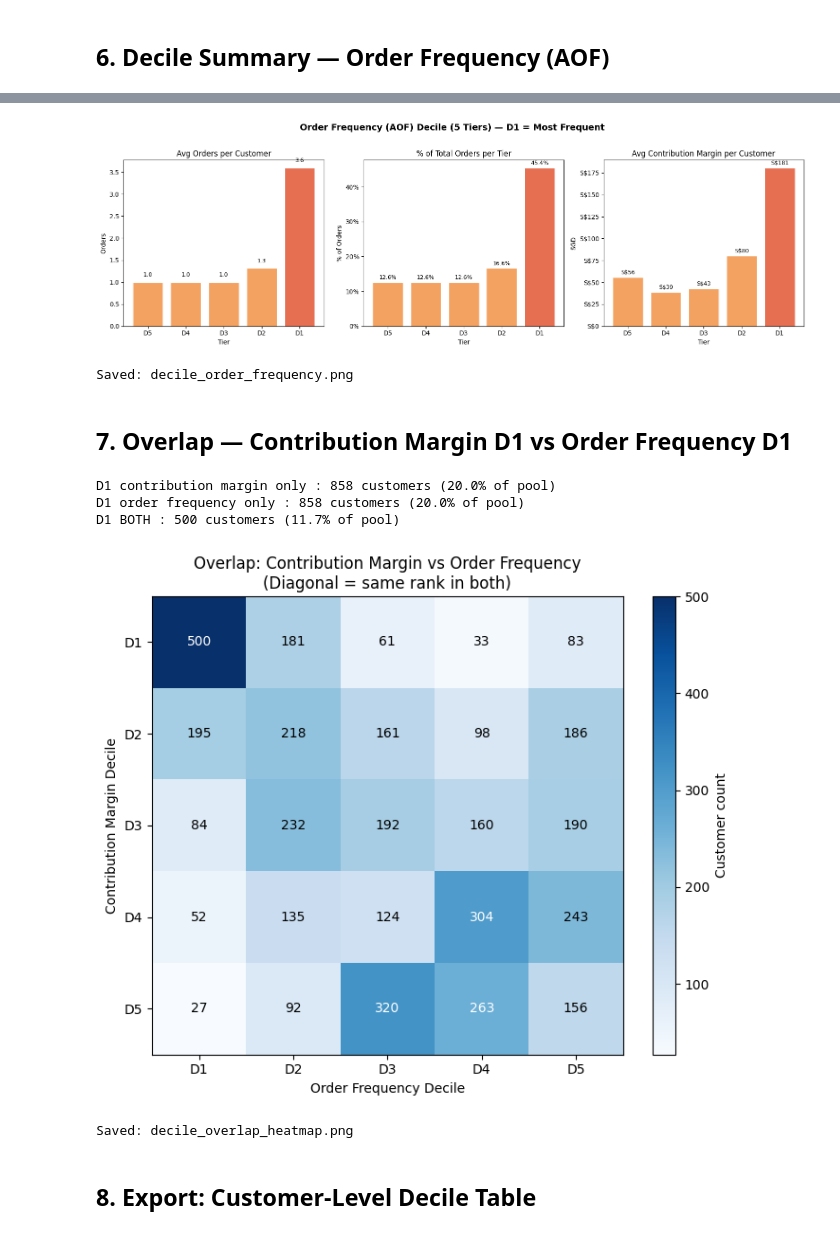
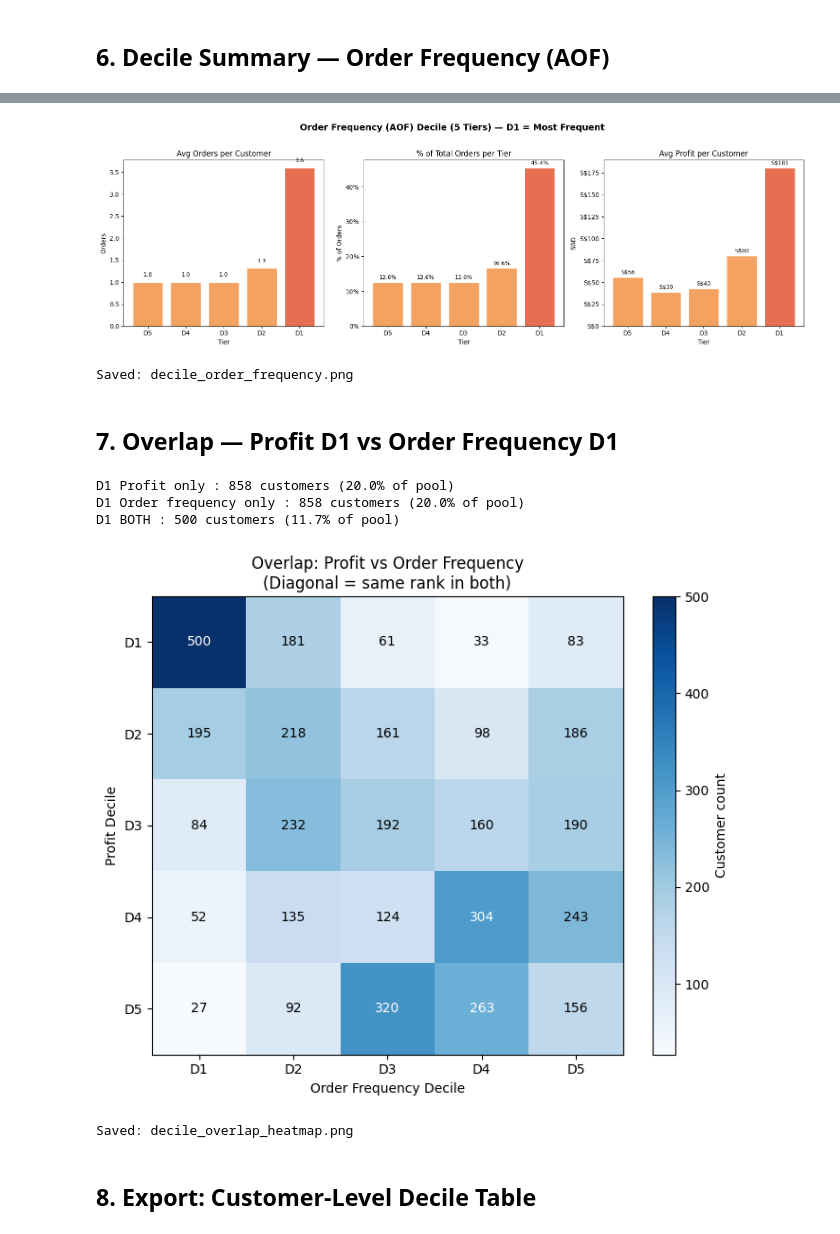
Before and after one commit to AdityaVijay1/lushprotein, a Jupyter notebook: EDA/lushprotein_decile.ipynb, the cells around one changed output, grey strips where cells are left out. Saved outputs shown, nothing was run; the diff lists cells and outputs as text; code cells hidden in the pictures.

```diff
--- a/EDA/lushprotein_decile.ipynb
+++ b/EDA/lushprotein_decile.ipynb
@@ -221,11 +221,11 @@ def assign_decile(series: pd.Series, n_tiers: int = N_TIERS) -> pd.Series:
         q=n_tiers,
         labels=[f"D{i}" for i in range(n_tiers, 0, -1)])
 
-df["contribution_margin_decile"] = assign_decile(df["true_gross_profit"])
+df["profit_decile"] = assign_decile(df["true_gross_profit"])
 df["order_freq_decile"] = assign_decile(df["finals_orders"])
 
-print("Contribution Margin Decile distribution:")
-print(df["contribution_margin_decile"].value_counts().sort_index().to_string())
+print("Profit Decile distribution:")
+print(df["profit_decile"].value_counts().sort_index().to_string())
 print()
 print("Order Frequency Decile distribution:")
 print(df["order_freq_decile"].value_counts().sort_index().to_string())
@@ -342,7 +342,7 @@ freq_summary = (
         avg_orders = ("finals_orders", "mean"),
         median_orders = ("finals_orders", "median"),
         avg_revenue = ("finals_revenue", "mean"),
-        avg_cm = ("true_gross_profit", "mean"),
+        avg_profit = ("true_gross_profit", "mean"),
         avg_margin_pct= ("avg_margin_pct", "mean"),).reset_index())
 
 total_orders_pool = freq_summary["total_orders"].sum()
@@ -353,7 +353,7 @@ fmt_freq = {
     "avg_orders": lambda x: f"{x:.1f}",
     "median_orders": lambda x: f"{x:.0f}",
     "avg_revenue": lambda x: f"S${x:,.2f}",
-    "avg_cm": lambda x: f"S${x:,.2f}",
+    "avg_profit": lambda x: f"S${x:,.2f}",
     "avg_margin_pct": lambda x: f"{x:.1%}",
     "pct_of_total_orders": lambda x: f"{x:.1%}",
     "cum_pct_orders": lambda x: f"{x:.1%}",
@@ -361,7 +361,7 @@ fmt_freq = {
 
 print(f"DECILE — BY ORDER FREQUENCY (AOF)  (pool = {len(df):,} customers | total orders = {total_orders_pool:,})")
 print()
-display_cols_freq = ["order_freq_decile", "n_customers", "avg_orders", "median_orders", "avg_revenue", "avg_cm", "avg_margin_pct", "pct_of_total_orders", "cum_pct_orders"]
+display_cols_freq = ["order_freq_decile", "n_customers", "avg_orders", "median_orders", "avg_revenue", "avg_profit", "avg_margin_pct", "pct_of_total_orders", "cum_pct_orders"]
 print(freq_summary[display_cols_freq].to_string(index=False, formatters=fmt_freq))
 print()
 d1_ord_pct = freq_summary.loc[freq_summary["order_freq_decile"]=="D1", "pct_of_total_orders"].values[0]
@@ -400,11 +400,11 @@ for bar, val in zip(bars, freq_summary["pct_of_total_orders"]):
     ax.text(bar.get_x()+bar.get_width()/2, bar.get_height()+0.5, f"{val:.1%}", ha="center", va="bottom", fontsize=9)
 
 ax = axes[2]
-bars = ax.bar(tiers_f, freq_summary["avg_cm"], color=colors_f, edgecolor="white")
-ax.set_title("Avg Contribution Margin per Customer")
+bars = ax.bar(tiers_f, freq_summary["avg_profit"], color=colors_f, edgecolor="white")
+ax.set_title("Avg Profit per Customer")
 ax.set_xlabel("Tier"); ax.set_ylabel("SGD")
 ax.yaxis.set_major_formatter(mticker.FuncFormatter(lambda x, _: f"S${x:,.0f}"))
-for bar, val in zip(bars, freq_summary["avg_cm"]):
+for bar, val in zip(bars, freq_summary["avg_profit"]):
     ax.text(bar.get_x()+bar.get_width()/2, bar.get_height()+2, f"S${val:,.0f}", ha="center", va="bottom", fontsize=9)
 
 plt.tight_layout()
@@ -412,49 +412,49 @@ plt.savefig(FINALS_DIR / "decile_order_frequency.png", dpi=150, bbox_inches="tig
 plt.show()
 print("Saved: decile_order_frequency.png")
 # %% [output]
-[figure, old version]
+[figure, new version]
 Saved: decile_order_frequency.png
 # %% [markdown]
-## 7. Overlap — Contribution Margin D1 vs Order Frequency D1
+## 7. Overlap — Profit D1 vs Order Frequency D1
 # %%
-d1_cm   = set(df[df["contribution_margin_decile"] == "D1"]["customer_id"])
+d1_profit   = set(df[df["profit_decile"] == "D1"]["customer_id"])
 d1_freq = set(df[df["order_freq_decile"] == "D1"]["customer_id"])
-d1_both = d1_cm & d1_freq
+d1_both = d1_profit & d1_freq
 
 n_pool = len(df)
-print(f"D1 contribution margin only : {len(d1_cm):,} customers ({len(d1_cm)/n_pool:.1%} of pool)")
-print(f"D1 order frequency only : {len(d1_freq):,} customers ({len(d1_freq)/n_pool:.1%} of pool)")
+print(f"D1 Profit only : {len(d1_profit):,} customers ({len(d1_profit)/n_pool:.1%} of pool)")
+print(f"D1 Order frequency only : {len(d1_freq):,} customers ({len(d1_freq)/n_pool:.1%} of pool)")
 print(f"D1 BOTH : {len(d1_both):,} customers ({len(d1_both)/n_pool:.1%} of pool)")
 print()
 
 # Cross-tab heatmap
-cross = pd.crosstab(df["contribution_margin_decile"], df["order_freq_decile"], margins=False)
+cross = pd.crosstab(df["profit_decile"], df["order_freq_decile"], margins=False)
 all_tiers = [f"D{i}" for i in range(1, N_TIERS+1)]
 cross = cross.reindex(index=all_tiers, columns=all_tiers, fill_value=0)
 
 fig, ax = plt.subplots(figsize=(7, 6))
 im = ax.imshow(cross.values, cmap="Blues", aspect="auto")
 plt.colorbar(im, ax=ax, label="Customer count")
 ax.set_xticks(range(N_TIERS)); ax.set_yticks(range(N_TIERS))
 ax.set_xticklabels(all_tiers); ax.set_yticklabels(all_tiers)
 ax.set_xlabel("Order Frequency Decile")
-ax.set_ylabel("Contribution Margin Decile")
-ax.set_title("Overlap: Contribution Margin vs Order Frequency\n(Diagonal = same rank in both)")
+ax.set_ylabel("Profit Decile")
+ax.set_title("Overlap: Profit vs Order Frequency\n(Diagonal = same rank in both)")
 for i in range(N_TIERS):
     for j in range(N_TIERS):
         val = cross.values[i, j]
         ax.text(j, i, str(val), ha="center", va="center", fontsize=10,
                  color="white" if val > cross.values.max()*0.5 else "black")
 
 plt.tight_layout()
 plt.savefig(FINALS_DIR / "decile_overlap_heatmap.png", dpi=150, bbox_inches="tight")
 plt.show()
 print("Saved: decile_overlap_heatmap.png")
 # %% [output]
-D1 contribution margin only : 858 customers (20.0% of pool)
-D1 order frequency only : 858 customers (20.0% of pool)
+D1 Profit only : 858 customers (20.0% of pool)
+D1 Order frequency only : 858 customers (20.0% of pool)
 D1 BOTH : 500 customers (11.7% of pool)
-[figure, old version]
+[figure, new version]
 Saved: decile_overlap_heatmap.png
 # %% [markdown]
 ## 8. Export: Customer-Level Decile Table
```
Also changed, not shown: parts of 12 cells of this notebook, 2 other files.
